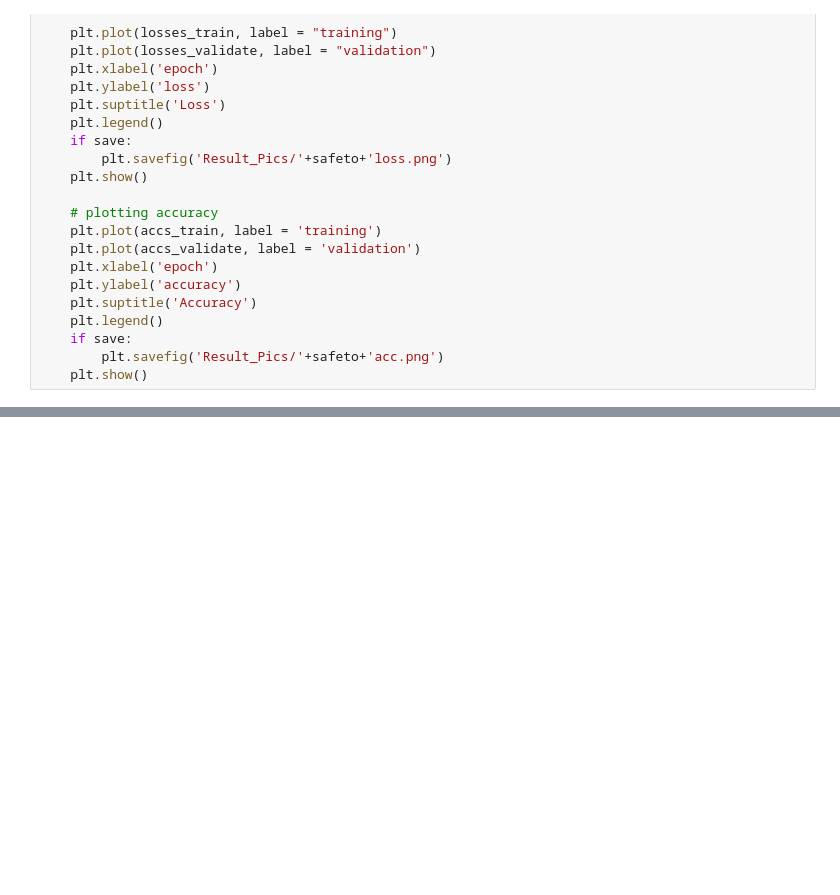
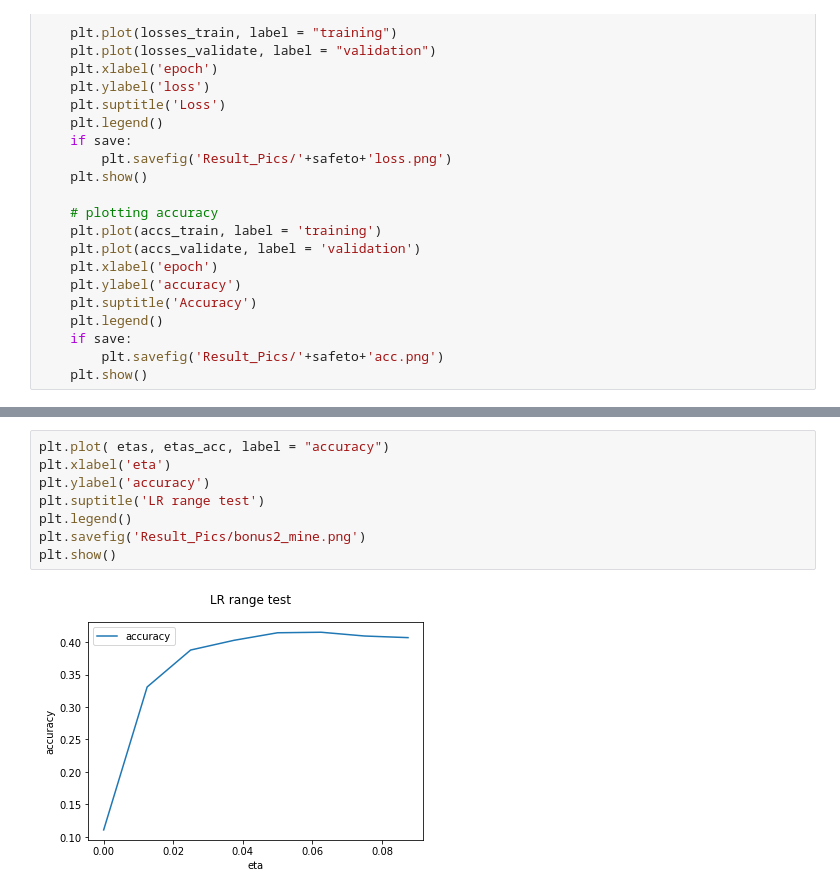
Before and after one commit to RSvenja/DeepLearning, a Jupyter notebook: assignment2/assignment2.ipynb, the cells around one changed output, grey strips where cells are left out. Cells and saved outputs as stored; diff of their text form; blank space fills up the shorter version.

```diff
--- a/assignment2/assignment2.ipynb
+++ b/assignment2/assignment2.ipynb
@@ -611,0 +674,10 @@ epoch 1
+# %%
+plt.plot( etas, etas_acc, label = "accuracy")
+plt.xlabel('eta')
+plt.ylabel('accuracy')
+plt.suptitle('LR range test')
+plt.legend()
+plt.savefig('Result_Pics/bonus2_mine.png')
+plt.show()
+# %% [output]
+[figure, added]
```
Also changed, not shown: parts of 12 cells of this notebook, 3 other files.
